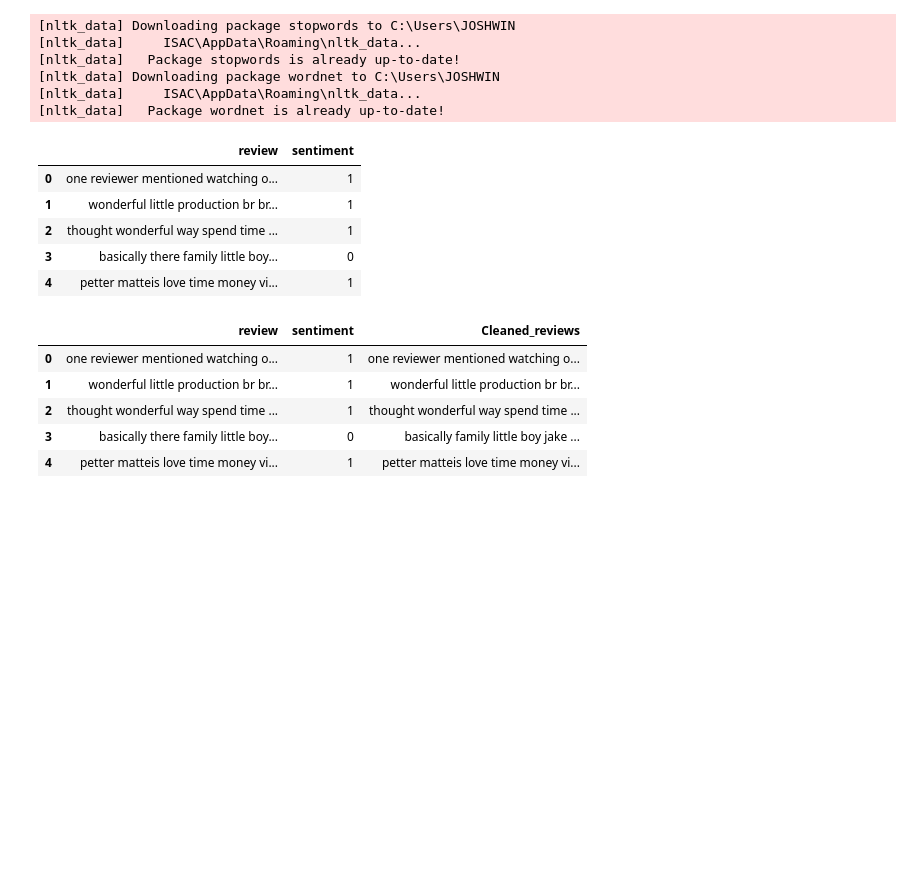
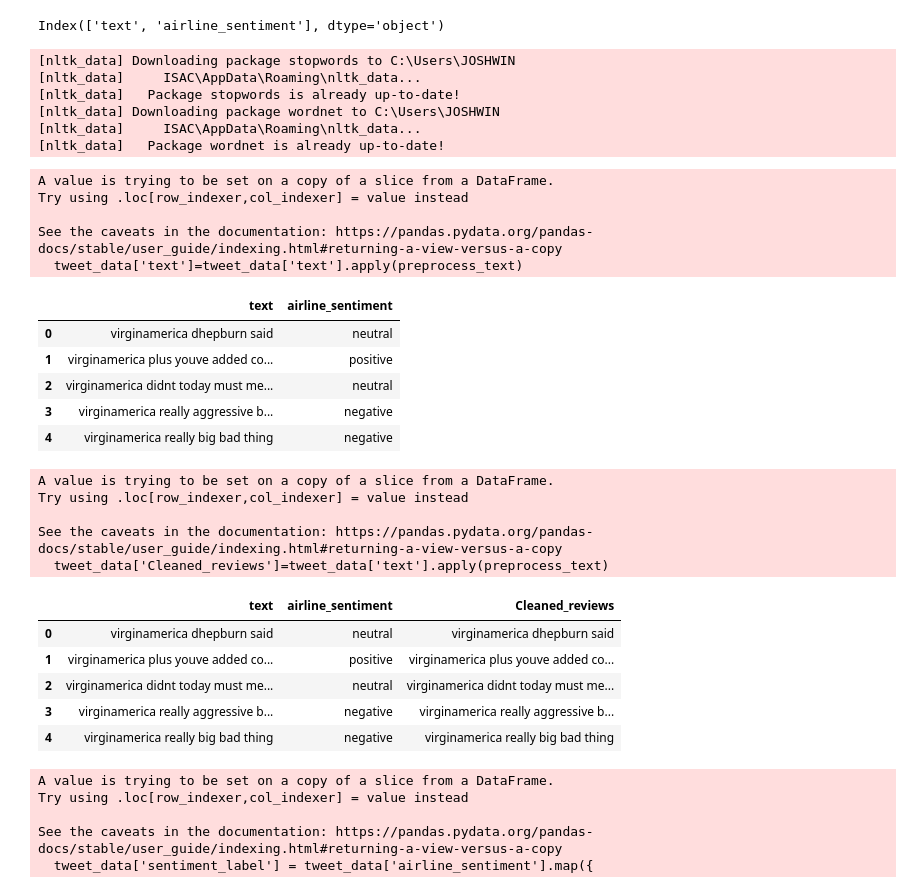
Before and after one commit to joshIsac/Quantum-Computing-project, a Jupyter notebook: Quantum_NLP/Quantum_natural_Languageprocessing.ipynb, the cells around one changed output. Saved outputs shown, nothing was run; the diff lists cells and outputs as text; code cells hidden in the pictures; blank space fills up the shorter version.

Commit message:
commit usingVSCode

```diff
--- a/Quantum_NLP/Quantum_natural_Languageprocessing.ipynb
+++ b/Quantum_NLP/Quantum_natural_Languageprocessing.ipynb
@@ -7,7 +7,7 @@ from sklearn.preprocessing import LabelEncoder
 from sklearn.feature_extraction.text import TfidfVectorizer
 import pennylane as qml
 # %%
-data=pd.read_csv("C:/Users/JOSHWIN ISAC/OneDrive/Documents/GitHub/Quantum-Computing-project/Quantum_NLP/IMDB_dataset.csv")
+data=pd.read_csv("C:/Users/JOSHWIN ISAC/OneDrive/Documents/GitHub/Quantum-Computing-project/dataset/Tweets.csv")
 # %%
 data.head()
 # %% [output]
@@ -29,4 +42 @@ sentiment    0
 dtype: int64
-# %%
-label_encoder=LabelEncoder()
-data['sentiment'] = label_encoder.fit_transform(data['sentiment'])
@@ -41,0 +43,4 @@ data.head()
+# %%
+tweet_data=data[['text','airline_sentiment']]
+print(tweet_data.shape)
+tweet_data.head(5)
@@ -42,3 +55,7 @@ data.head()
+# %%
+print(tweet_data.columns)
+# %% [output]
+Index(['text', 'airline_sentiment'], dtype='object')
 # %%
 import re
 import nltk
@@ -94,23 +111,46 @@ def preprocess_text(text):
   return text
 
 #calling the funtion preprocess
-data['review']=data['review'].apply(preprocess_text)
-data.head(5)
+tweet_data['text']=tweet_data['text'].apply(preprocess_text)
+tweet_data.head(5)
 # %% [output]
+A value is trying to be set on a copy of a slice from a DataFrame.
+Try using .loc[row_indexer,col_indexer] = value instead
+
+See the caveats in the documentation: https://pandas.pydata.org/pandas-docs/stable/user_guide/indexing.html#returning-a-view-versus-a-copy
+  tweet_data['text']=tweet_data['text'].apply(preprocess_text)
-|  | review | sentiment |
-| 0 | one reviewer mentioned watching o... | 1 |
-| 1 | wonderful little production br br... | 1 |
-| 2 | thought wonderful way spend time ... | 1 |
-| 3 | basically there family little boy... | 0 |
-| 4 | petter matteis love time money vi... | 1 |
+|  | text | airline_sentiment |
+| 0 | virginamerica dhepburn said | neutral |
+| 1 | virginamerica plus youve added co... | positive |
+| 2 | virginamerica didnt today must me... | neutral |
+| 3 | virginamerica really aggressive b... | negative |
+| 4 | virginamerica really big bad thing | negative |
 # %%
 #show the comments after preprocessing in df
-data['Cleaned_reviews']=data['review'].apply(to_lower).apply(remove_punc).apply(remove_stopwords).apply(remove_numbers).apply(lemmatize_text)
-data.head(5)
+tweet_data['Cleaned_reviews']=tweet_data['text'].apply(preprocess_text)
+tweet_data.head(5)
 # %% [output]
+A value is trying to be set on a copy of a slice from a DataFrame.
+Try using .loc[row_indexer,col_indexer] = value instead
+
+See the caveats in the documentation: https://pandas.pydata.org/pandas-docs/stable/user_guide/indexing.html#returning-a-view-versus-a-copy
+  tweet_data['Cleaned_reviews']=tweet_data['text'].apply(preprocess_text)
-|  | review | sentiment | Cleaned_reviews |
-| 0 | one reviewer mentioned watching o... | 1 | one reviewer mentioned watching o... |
-| 1 | wonderful little production br br... | 1 | wonderful little production br br... |
-| 2 | thought wonderful way spend time ... | 1 | thought wonderful way spend time ... |
-| 3 | basically there family little boy... | 0 | basically family little boy jake ... |
-| 4 | petter matteis love time money vi... | 1 | petter matteis love time money vi... |
+|  | text | airline_sentiment | Cleaned_reviews |
+| 0 | virginamerica dhepburn said | neutral | virginamerica dhepburn said |
+| 1 | virginamerica plus youve added co... | positive | virginamerica plus youve added co... |
+| 2 | virginamerica didnt today must me... | neutral | virginamerica didnt today must me... |
+| 3 | virginamerica really aggressive b... | negative | virginamerica really aggressive b... |
+| 4 | virginamerica really big bad thing | negative | virginamerica really big bad thing |
+# %%
+# Map 'airline_sentiment' to binary values: positive (1) and negative (0)
+# You can extend this to neutral if needed
+tweet_data['sentiment_label'] = tweet_data['airline_sentiment'].map({
+    'positive': 1,
+    'negative': 0
+})
+# %% [output]
+A value is trying to be set on a copy of a slice from a DataFrame.
+Try using .loc[row_indexer,col_indexer] = value instead
+
+See the caveats in the documentation: https://pandas.pydata.org/pandas-docs/stable/user_guide/indexing.html#returning-a-view-versus-a-copy
+  tweet_data['sentiment_label'] = tweet_data['airline_sentiment'].map({
```
Also changed, not shown: parts of 26 cells of this notebook, 3 other files.
